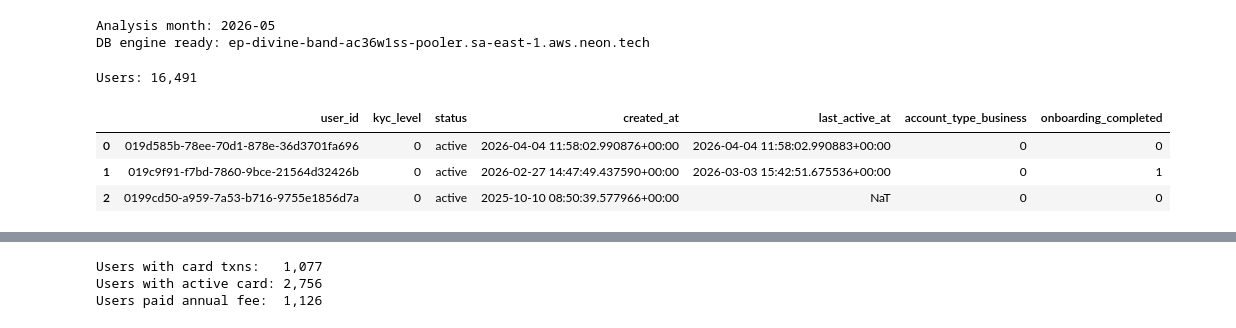
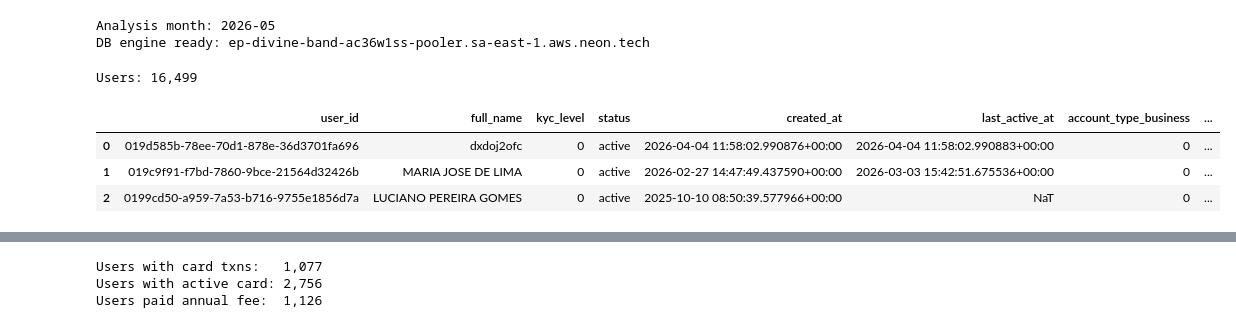
Before and after one commit to davidsevangelista/nbs_bi, a Jupyter notebook: notebooks/crm_user_clustering.ipynb, the cells around one changed output, grey strips where cells are left out. Cells and saved outputs as stored; diff of their text form; code cells hidden in the pictures.

```diff
--- a/notebooks/crm_user_clustering.ipynb
+++ b/notebooks/crm_user_clustering.ipynb
@@ -73,29 +73,30 @@ DB engine ready: ep-divine-band-ac36w1ss-pooler.sa-east-1.aws.neon.tech
 # %%
 # ── Users base ──────────────────────────────────────────────────────────────
 sql_users = text("""
     SELECT
         u.id                                    AS user_id,
+        u.full_name,
         u.kyc_level,
         u.status,
         u.created_at,
         u.last_active_at,
         (u.account_type = 'business')::int      AS account_type_business,
         COALESCE(p.onboarding_completed, FALSE)::int AS onboarding_completed
     FROM users u
     LEFT JOIN user_profiles p ON p.user_id = u.id
     WHERE u.status != 'suspended'
 """)
 
 df_users = pd.read_sql(sql_users, engine)
 print(f"Users: {len(df_users):,}")
 assert df_users["user_id"].nunique() == len(df_users), "Duplicate user_ids"
 df_users.head(3)
 # %% [output]
-Users: 16,491
+Users: 16,499
-|  | user_id | kyc_level | status | created_at | last_active_at | account_type_business | onboarding_completed |
-| 0 | 019d585b-78ee-70d1-878e-36d3701fa696 | 0 | active | 2026-04-04 11:58:02.990876+00:00 | 2026-04-04 11:58:02.990883+00:00 | 0 | 0 |
-| 1 | 019c9f91-f7bd-7860-9bce-21564d32426b | 0 | active | 2026-02-27 14:47:49.437590+00:00 | 2026-03-03 15:42:51.675536+00:00 | 0 | 1 |
-| 2 | 0199cd50-a959-7a53-b716-9755e1856d7a | 0 | active | 2025-10-10 08:50:39.577966+00:00 | NaT | 0 | 0 |
+|  | user_id | full_name | kyc_level | status | created_at | last_active_at | account_type_business | ... |
+| 0 | 019d585b-78ee-70d1-878e-36d3701fa696 | dxdoj2ofc | 0 | active | 2026-04-04 11:58:02.990876+00:00 | 2026-04-04 11:58:02.990883+00:00 | 0 | ... |
+| 1 | 019c9f91-f7bd-7860-9bce-21564d32426b | MARIA JOSE DE LIMA | 0 | active | 2026-02-27 14:47:49.437590+00:00 | 2026-03-03 15:42:51.675536+00:00 | 0 | ... |
+| 2 | 0199cd50-a959-7a53-b716-9755e1856d7a | LUCIANO PEREIRA GOMES | 0 | active | 2025-10-10 08:50:39.577966+00:00 | NaT | 0 | ... |
 # %%
 # ── Founders ─────────────────────────────────────────────────────────────────
 sql_founders = text("""
```
Also changed, not shown: parts of 25 cells of this notebook, 5 other files.
